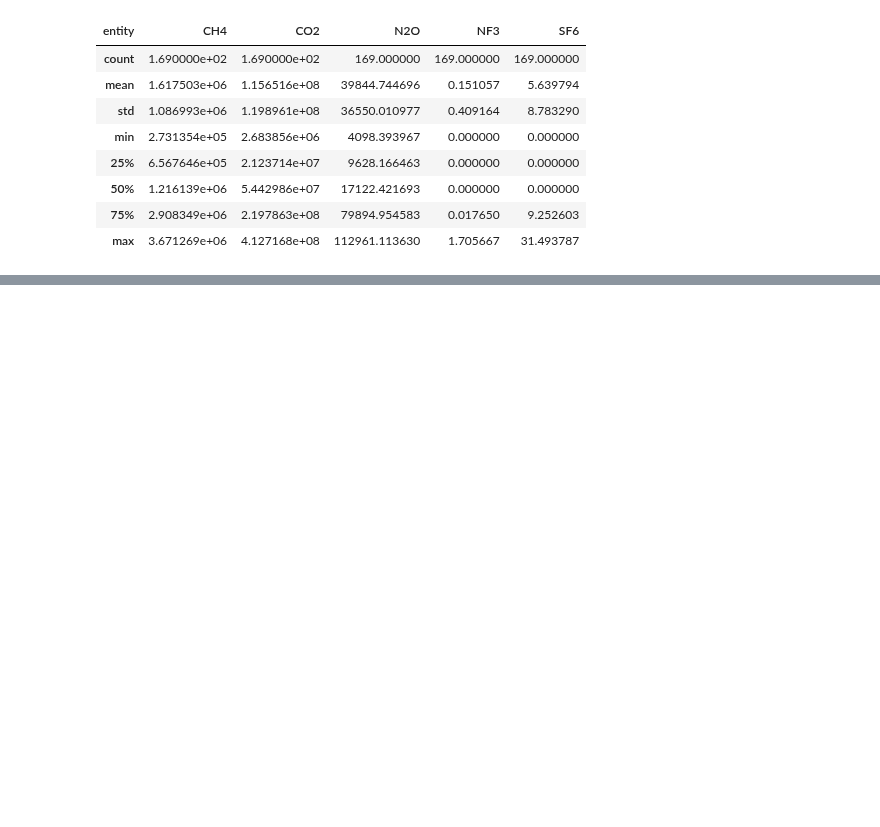
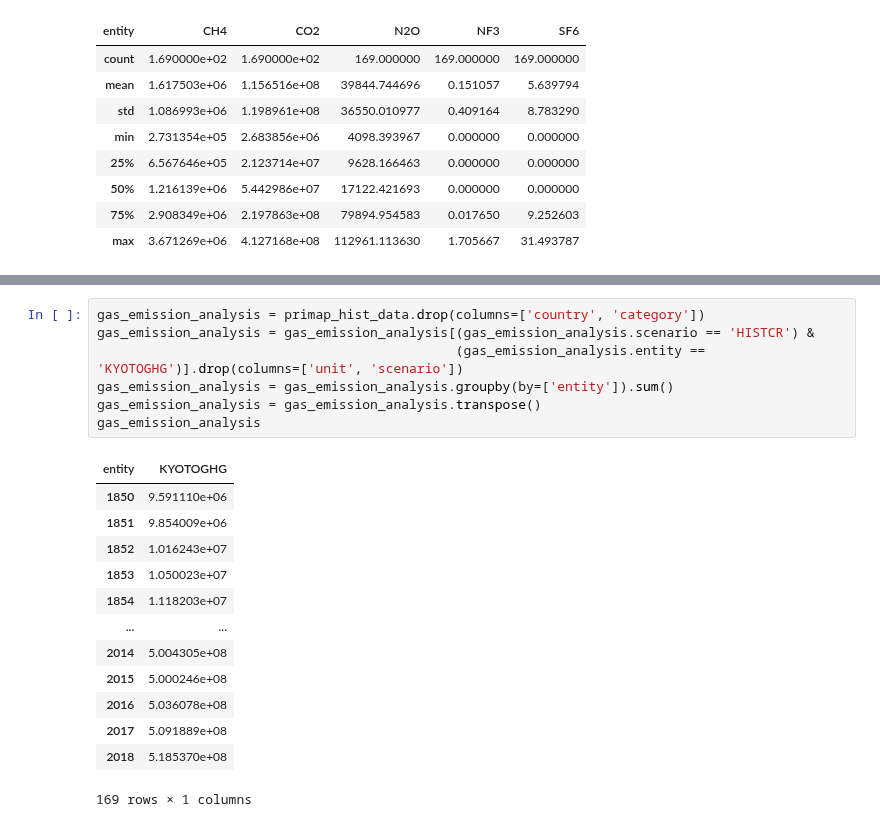
Before and after one commit to OpenGeoScales/ogs-data-exploration, a Jupyter notebook: notebooks/ghg-emissions/primap-hist/primap-hist-exploration.ipynb, the cells around one changed output, grey strips where cells are left out. Cells and saved outputs as stored; diff of their text form; blank space fills up the shorter version.

```diff
--- a/notebooks/ghg-emissions/primap-hist/primap-hist-exploration.ipynb
+++ b/notebooks/ghg-emissions/primap-hist/primap-hist-exploration.ipynb
@@ -515,0 +525,21 @@ plt.show()
+# %%
+gas_emission_analysis = primap_hist_data.drop(columns=['country', 'category'])
+gas_emission_analysis = gas_emission_analysis[(gas_emission_analysis.scenario == 'HISTCR') &
+                                              (gas_emission_analysis.entity == 'KYOTOGHG')].drop(columns=['unit', 'scenario'])
+gas_emission_analysis = gas_emission_analysis.groupby(by=['entity']).sum()
+gas_emission_analysis = gas_emission_analysis.transpose()
+gas_emission_analysis
+# %% [output]
+| entity | KYOTOGHG |
+| 1850 | 9.591110e+06 |
+| 1851 | 9.854009e+06 |
+| 1852 | 1.016243e+07 |
+| 1853 | 1.050023e+07 |
+| 1854 | 1.118203e+07 |
+| ... | ... |
+| 2014 | 5.004305e+08 |
+| 2015 | 5.000246e+08 |
+| 2016 | 5.036078e+08 |
+| 2017 | 5.091889e+08 |
+| 2018 | 5.185370e+08 |
+169 rows × 1 columns
```
Also changed, not shown: parts of 10 cells of this notebook.
